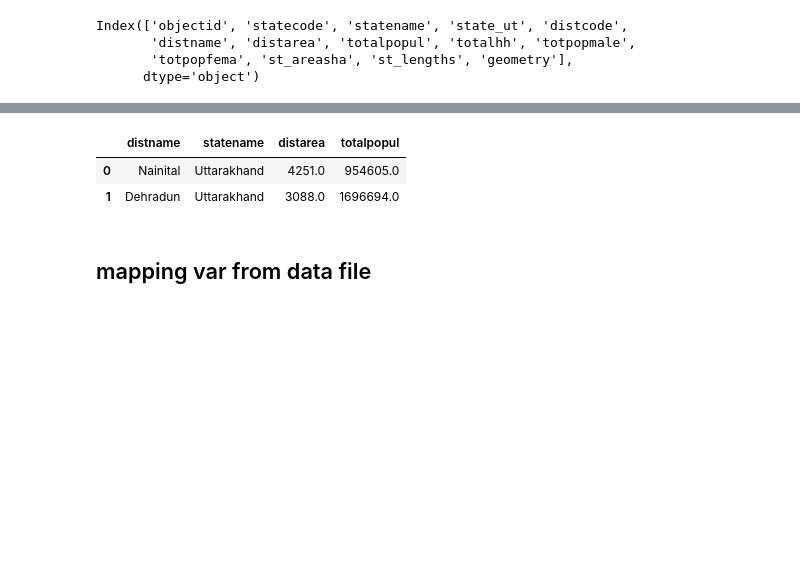
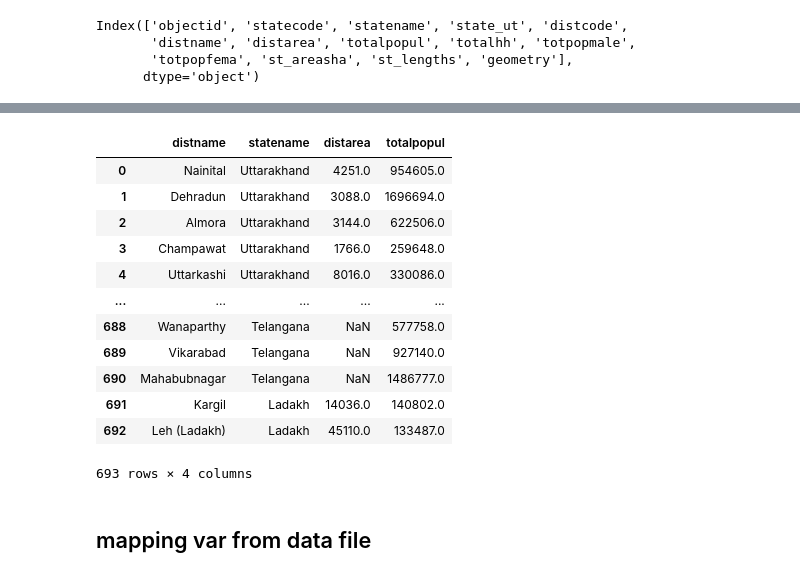
Before and after one commit to HarshGujarathi7/GISTEST, a Jupyter notebook: ps1.ipynb, the cells around one changed output, grey strips where cells are left out. Cells and saved outputs as stored; diff of their text form; code cells hidden in the pictures; blank space fills up the shorter version.

```diff
--- a/ps1.ipynb
+++ b/ps1.ipynb
@@ -110,13 +135,23 @@ india.describe
 
 [693 rows x 14 columns]>
 # %%
-india_1 = india[["distname", "statename","distarea","totalpopul",]]
+india_2 = india[["distname", "statename","distarea","totalpopul",]]
-# %%
-india_1.head(2)
-# %% [output]
-|  | distname | statename | distarea | totalpopul |
-| 0 | Nainital | Uttarakhand | 4251.0 | 954605.0 |
-| 1 | Dehradun | Uttarakhand | 3088.0 | 1696694.0 |
+# %%
+india_2.head(700)
+# %% [output]
+|  | distname | statename | distarea | totalpopul |
+| 0 | Nainital | Uttarakhand | 4251.0 | 954605.0 |
+| 1 | Dehradun | Uttarakhand | 3088.0 | 1696694.0 |
+| 2 | Almora | Uttarakhand | 3144.0 | 622506.0 |
+| 3 | Champawat | Uttarakhand | 1766.0 | 259648.0 |
+| 4 | Uttarkashi | Uttarakhand | 8016.0 | 330086.0 |
+| ... | ... | ... | ... | ... |
+| 688 | Wanaparthy | Telangana | NaN | 577758.0 |
+| 689 | Vikarabad | Telangana | NaN | 927140.0 |
+| 690 | Mahabubnagar | Telangana | NaN | 1486777.0 |
+| 691 | Kargil | Ladakh | 14036.0 | 140802.0 |
+| 692 | Leh (Ladakh) | Ladakh | 45110.0 | 133487.0 |
+693 rows × 4 columns
 # %% [markdown]
 ## mapping var from data file
 # %%
```
Also changed, not shown: parts of 14 cells of this notebook.
